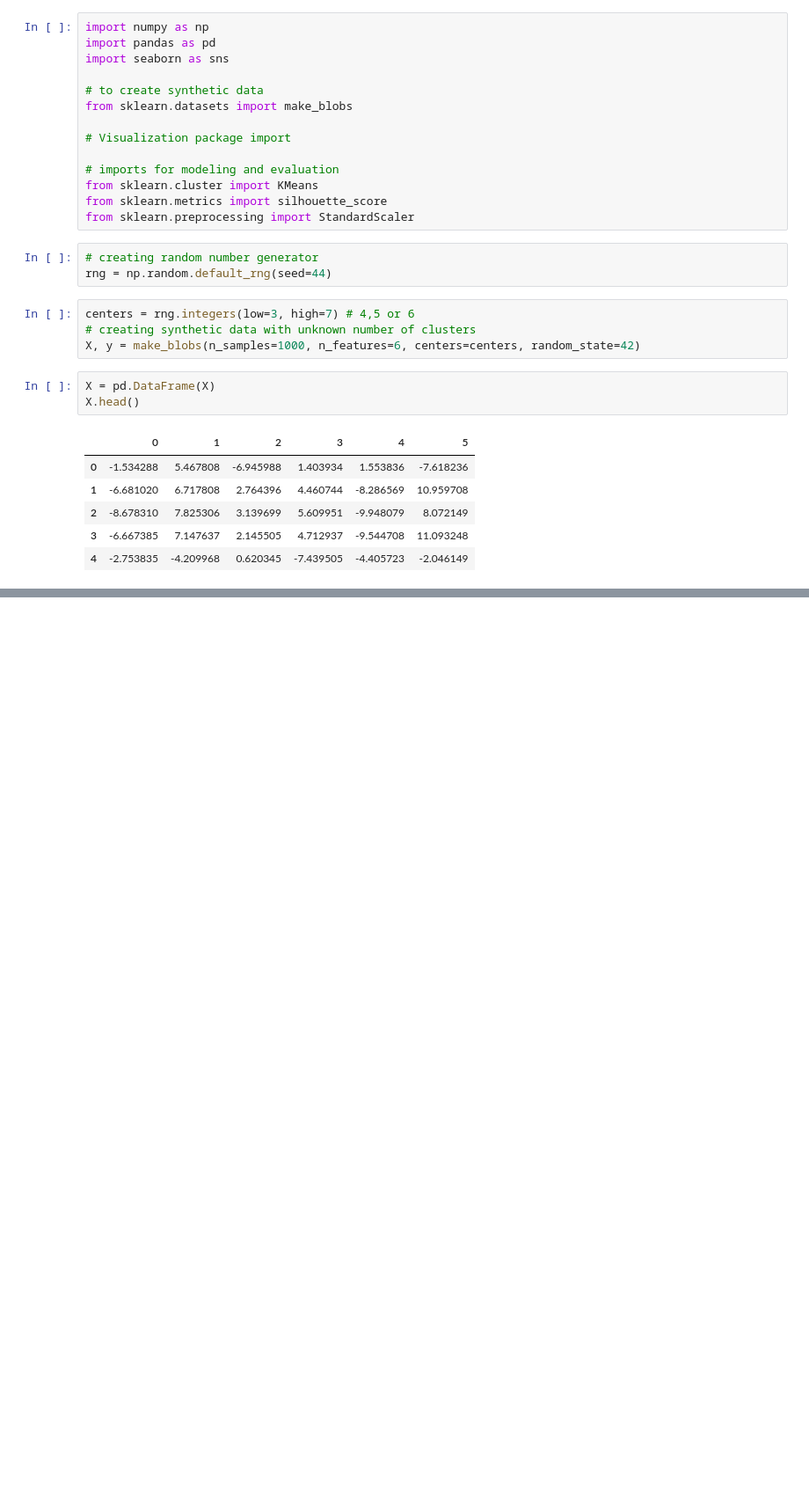
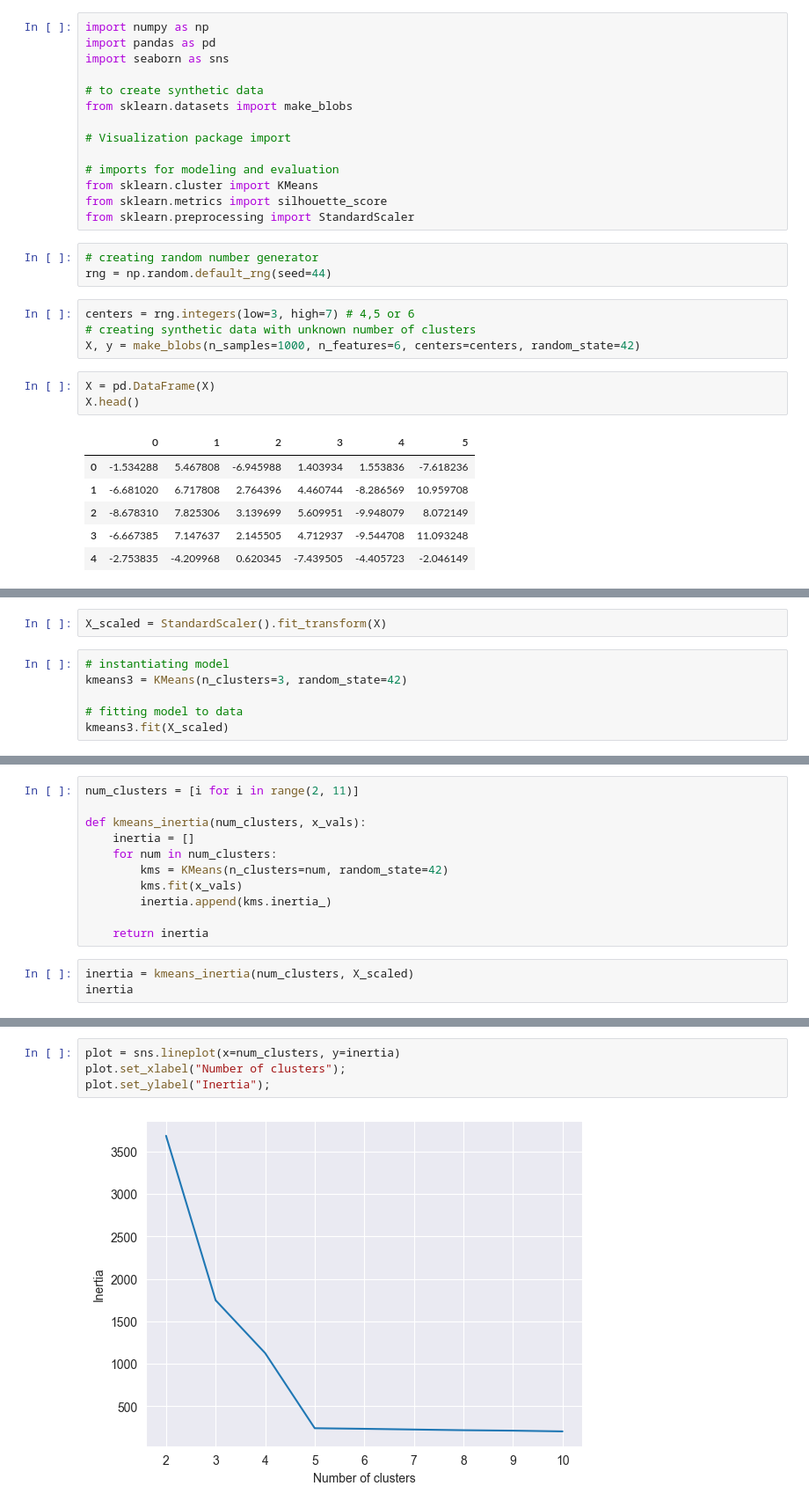
Before and after one commit to yildizramazan/fundamentals-of-machine-learning, a Jupyter notebook: module-2/k-means-intertia-silhouette.ipynb, the cells around one changed output, grey strips where cells are left out. Shown at 88% size. Cells and saved outputs as stored; diff of their text form; blank space fills up the shorter version.

```diff
--- a/module-2/k-means-intertia-silhouette.ipynb
+++ b/module-2/k-means-intertia-silhouette.ipynb
@@ -31,0 +36,8 @@ X.head()
+# %%
+X_scaled = StandardScaler().fit_transform(X)
+# %%
+# instantiating model
+kmeans3 = KMeans(n_clusters=3, random_state=42)
+
+# fitting model to data
+kmeans3.fit(X_scaled)
@@ -31,0 +69,14 @@ X.head()
+# %%
+num_clusters = [i for i in range(2, 11)]
+
+def kmeans_inertia(num_clusters, x_vals):
+    inertia = []
+    for num in num_clusters:
+        kms = KMeans(n_clusters=num, random_state=42)
+        kms.fit(x_vals)
+        inertia.append(kms.inertia_)
+
+    return inertia
+# %%
+inertia = kmeans_inertia(num_clusters, X_scaled)
+inertia
@@ -31,0 +93,6 @@ X.head()
+# %%
+plot = sns.lineplot(x=num_clusters, y=inertia)
+plot.set_xlabel("Number of clusters");
+plot.set_ylabel("Inertia");
+# %% [output]
+[figure, added]
```
Also changed, not shown: parts of 22 cells of this notebook, 1 other file.
